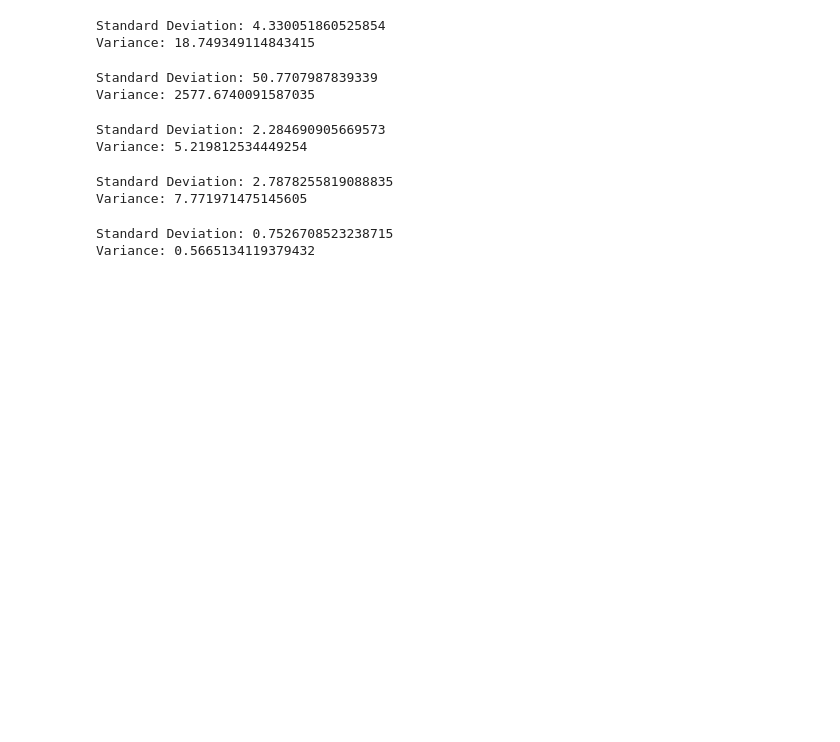
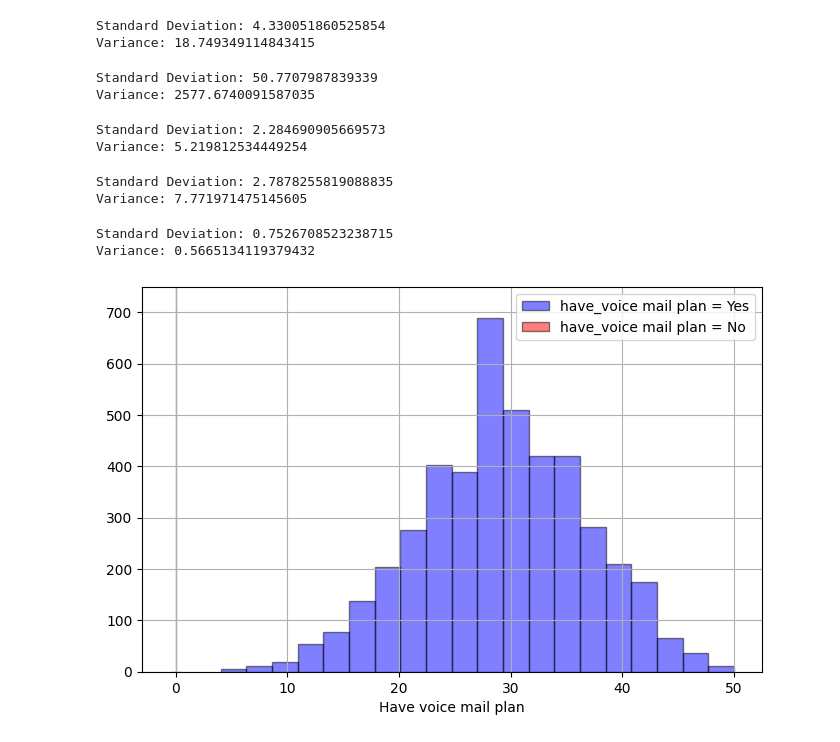
Before and after one commit to SamuelIVX/TelecomPredictionMLModel, a Jupyter notebook: TelecomMLModel.ipynb, the cells around one changed output. Cells and saved outputs as stored; diff of their text form; code cells hidden in the pictures; blank space fills up the shorter version.

Commit message:
Added visualizations regarding people choosing to cancel their phone plan service.

```diff
--- a/TelecomMLModel.ipynb
+++ b/TelecomMLModel.ipynb
@@ -105,3 +105,17 @@ print("Variance:", var_intlcharge)
 # %% [output]
 Standard Deviation: 0.7526708523238715
 Variance: 0.5665134119379432
+# %%
+#histogram of have voice mail plan & number voice mail messages
+fig = plt.figure(figsize = (8,5))
+df[df['Voice mail plan'] == 'Yes']['Number vmail messages'].hist(alpha = 0.5, color='blue', bins= 20,
+                                                                   label='have_voice mail plan = Yes', edgecolor = "black")
+df[df['Voice mail plan'] == 'No']['Number vmail messages'].hist(alpha = 0.5, color ='red', bins=20,
+                                                                  label='have_voice mail plan = No', edgecolor = "black")
+plt.ylim(0,750)
+plt.legend()
+plt.xlabel('Have voice mail plan')
+plt.show()
+#This distribution is a normal distribution, tells us that 95% of the voice mail plan owners have 100 to 400 voice mail messages.
+# %% [output]
+[figure, added]
```
Also changed, not shown: parts of 8 cells of this notebook.
